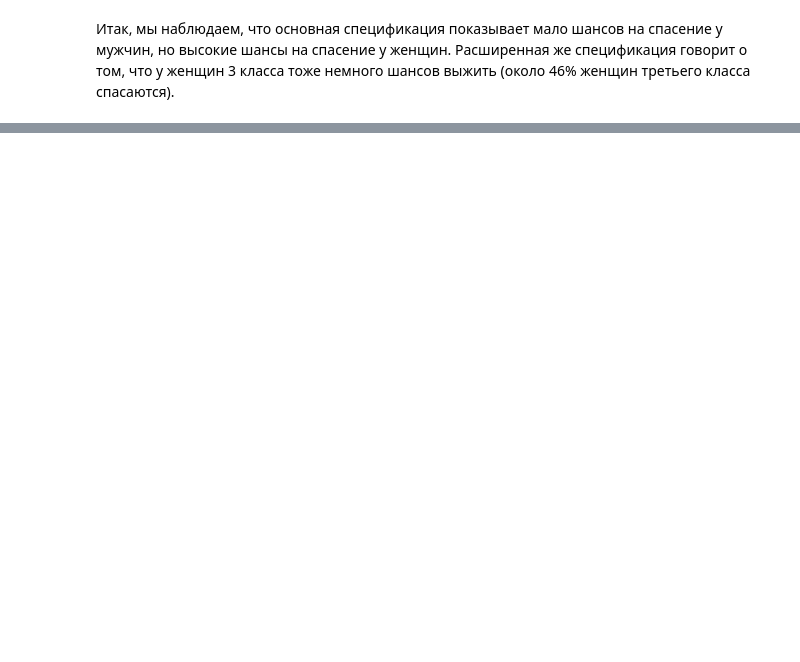
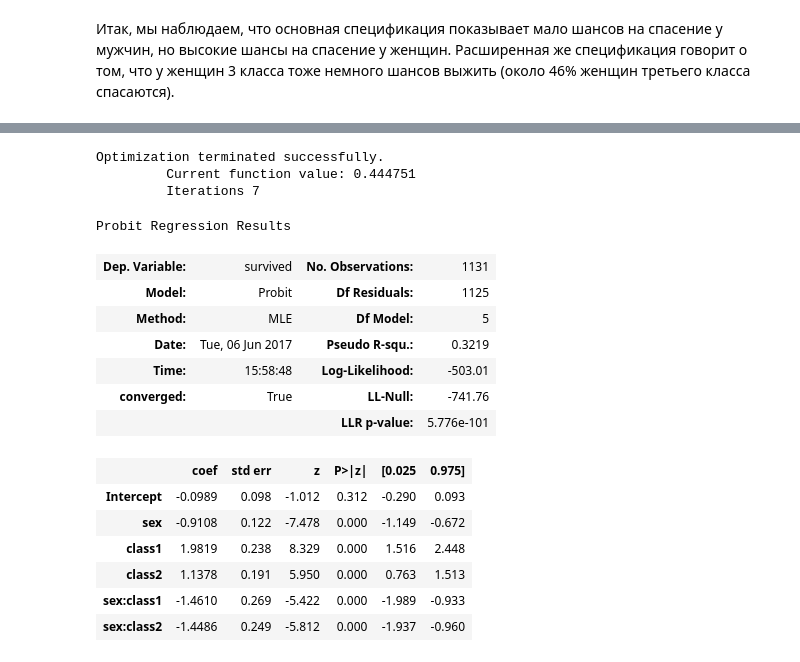
Before and after one commit to Zakhse/mathstat_hse, a Jupyter notebook: Matstat_HW6/Matstat_HW6.ipynb, the cells around one changed output, grey strips where cells are left out. Drawn from its saved outputs; the diff is of its cells as text; code cells hidden in the pictures; blank space fills up the shorter version.

Commit message:
Added probit and linear extended models

```diff
--- a/Matstat_HW6/Matstat_HW6.ipynb
+++ b/Matstat_HW6/Matstat_HW6.ipynb
@@ -297,0 +287,23 @@ Sex             Class1          Class2          Logit pred.     Ext. logit pred.
+# %%
+probit_ext_model = smf.probit(formula="survived ~ sex + class1 + class2 + sex * class1 + sex * class2", data=data)
+probit_ext_result = probit_model.fit()
+probit_ext_result.summary()
+# %% [output]
+Optimization terminated successfully.
+         Current function value: 0.444751
+         Iterations 7
+Probit Regression Results
+| Dep. Variable: | survived | No. Observations: | 1131 |
+| Model: | Probit | Df Residuals: | 1125 |
+| Method: | MLE | Df Model: | 5 |
+| Date: | Tue, 06 Jun 2017 | Pseudo R-squ.: | 0.3219 |
+| Time: | 15:58:48 | Log-Likelihood: | -503.01 |
+| converged: | True | LL-Null: | -741.76 |
+|  |  | LLR p-value: | 5.776e-101 |
+|  | coef | std err | z | P>|z| | [0.025 | 0.975] |
+| Intercept | -0.0989 | 0.098 | -1.012 | 0.312 | -0.290 | 0.093 |
+| sex | -0.9108 | 0.122 | -7.478 | 0.000 | -1.149 | -0.672 |
+| class1 | 1.9819 | 0.238 | 8.329 | 0.000 | 1.516 | 2.448 |
+| class2 | 1.1378 | 0.191 | 5.950 | 0.000 | 0.763 | 1.513 |
+| sex:class1 | -1.4610 | 0.269 | -5.422 | 0.000 | -1.989 | -0.933 |
+| sex:class2 | -1.4486 | 0.249 | -5.812 | 0.000 | -1.937 | -0.960 |
```
Also changed, not shown: parts of 10 cells of this notebook.
